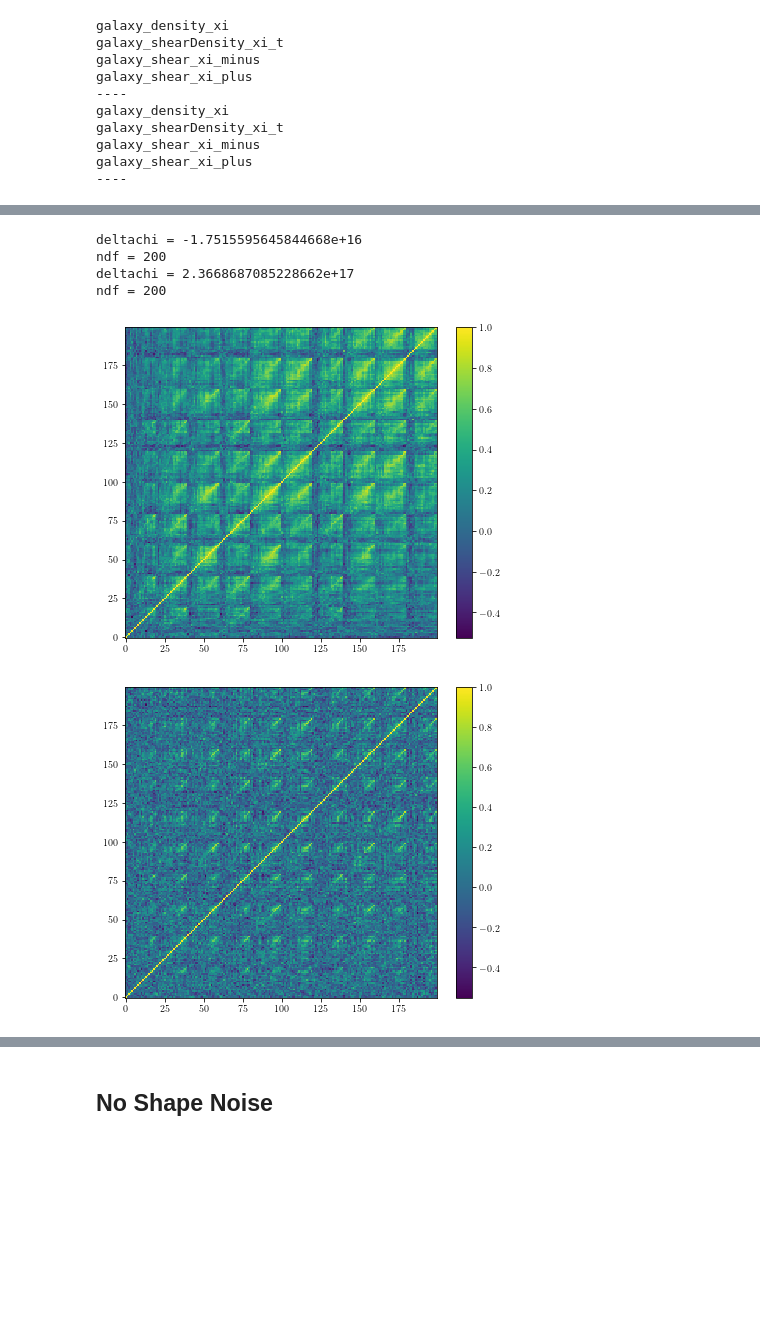
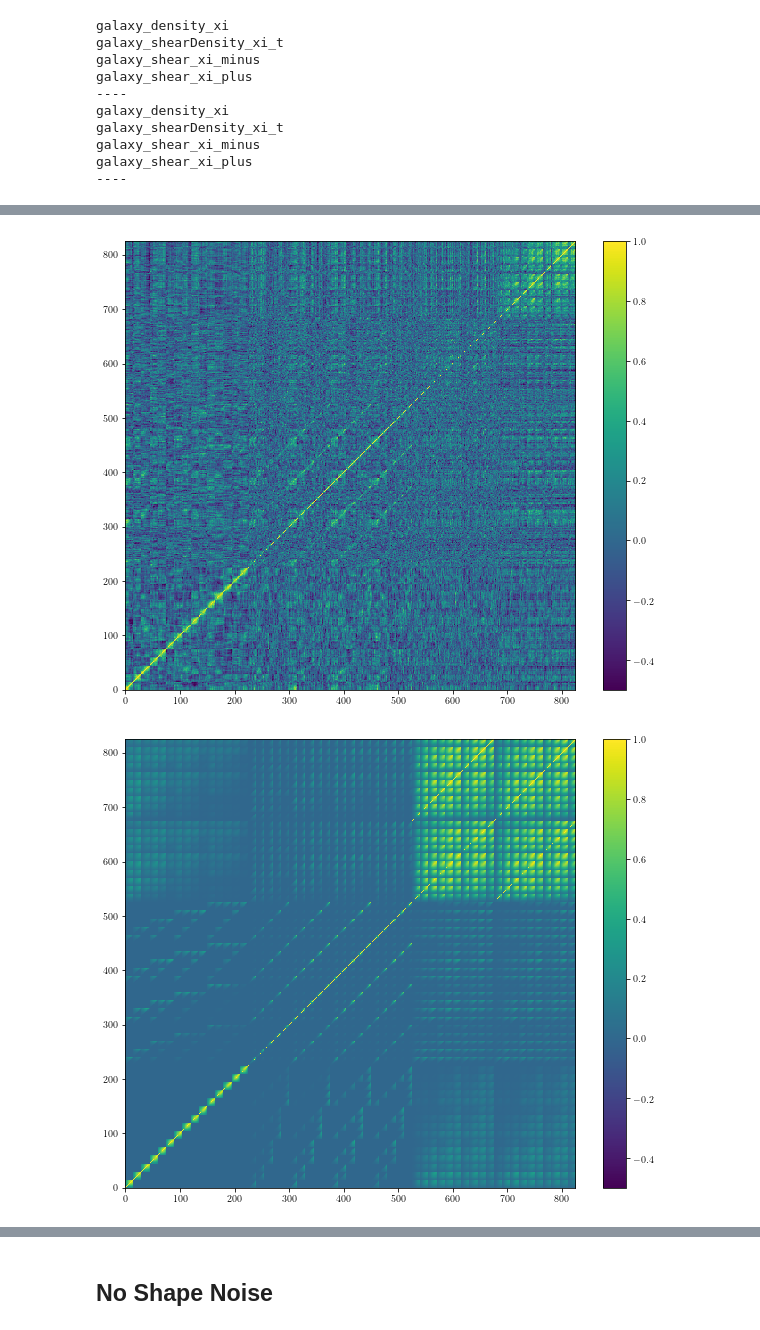
Before and after one commit to LSSTDESC/txpipe-cosmodc2, a Jupyter notebook: notebooks/plot_datavector_real.ipynb, the cells around one changed output, grey strips where cells are left out. Saved outputs shown, nothing was run; the diff lists cells and outputs as text; code cells hidden in the pictures; blank space fills up the shorter version.

```diff
--- a/notebooks/plot_datavector_real.ipynb
+++ b/notebooks/plot_datavector_real.ipynb
@@ -130,7 +214,7 @@ def plot_cov(cov, size):
 # %% [markdown]
 ## With shape noise run
 # %%
-dir = '../data_vectors/4sbins/'
+dir = '../data_vectors/max_100arcmin/4sbins/'
 file = 'twopoint_data_real.sacc'
 d = sacc.Sacc.load_fits(dir+file)
 file = 'twopoint_theory_real.sacc'
@@ -156,19 +335,11 @@ galaxy_shear_xi_plus
 # %%
-# get chi2s & plot covs
-deltachi2, ndf, cov = compute_chi2(d, t, 'galaxy_shear_xi_plus')
-print('deltachi =', deltachi2)
-print('ndf =', ndf)
-fig = plot_cov(cov, size = 35.)
-plt.savefig(dir + 'plots/cov_xip.png', dpi = 300)
-deltachi2, ndf, cov = compute_chi2(d, t, 'galaxy_shear_xi_minus')
-print('deltachi =', deltachi2)
-print('ndf =', ndf)
-fig = plot_cov(cov, size = 35.)
-plt.savefig(dir + 'plots/cov_xim.png', dpi = 300)
+cov = d.covariance.covmat
+fig = plot_cov(cov, size = 100.)
+plt.savefig(dir + 'plots/cov_real_full_jk.png', dpi = 300)
+
+cov = t.covariance.covmat
+fig = plot_cov(cov, size = 100.)
+plt.savefig(dir + 'plots/cov_real_full_gauss.png', dpi = 300)
 # %% [output]
-deltachi = -1.7515595645844668e+16
-ndf = 200
-deltachi = 2.3668687085228662e+17
-ndf = 200
-[figure, old version]
+[figure, new version]
-[figure, old version]
+[figure, new version]
```
Also changed, not shown: parts of 22 cells of this notebook, 34 other files.
